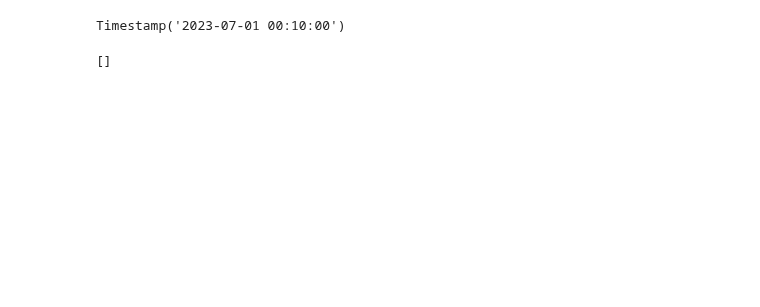
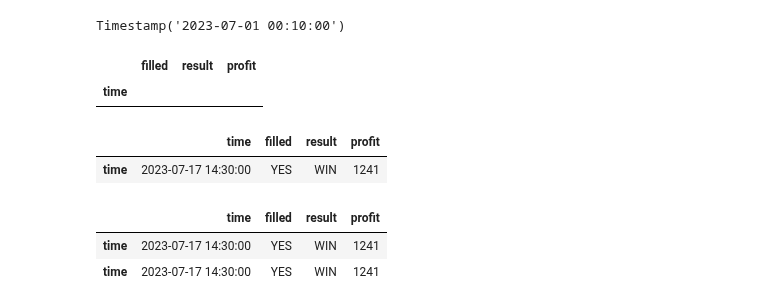
Before and after one commit to eduardogv/backtesting, a Jupyter notebook: FVG.ipynb, the cells around one changed output. Saved outputs shown, nothing was run; the diff lists cells and outputs as text; code cells hidden in the pictures; blank space fills up the shorter version.

```diff
--- a/FVG.ipynb
+++ b/FVG.ipynb
@@ -358,7 +409,36 @@ El precio alcanzó el TAKE PROFIT en 2023-07-28 14:10:00
 data_cleaned.index[0] + pd.Timedelta(minutes=10)
 # %% [output]
 Timestamp('2023-07-01 00:10:00')
-# %%
-entries
-# %% [output]
-[]
+# %%
+entries = pd.DataFrame(columns=['time', 'filled','result', 'profit'])
+entries = entries.set_index('time')
+entries
+# %% [output]
+|  | filled | result | profit |
+| time |  |  |  |
+# %%
+df2 = pd.DataFrame({"time": ["2023-07-17 14:30:00"],
+"filled": ["YES"],
+"result": ["WIN"],
+"profit": [1241]},
+index=["time"])
+#pd.concat([entries, df2])
+# Si funciona
+# %%
+df2
+# %% [output]
+|  | time | filled | result | profit |
+| time | 2023-07-17 14:30:00 | YES | WIN | 1241 |
+# %%
+df3 = pd.DataFrame({"time": ["2023-07-17 14:30:00"],
+"filled": ["YES"],
+"result": ["WIN"],
+"profit": [1241]},
+index=["time"])
+df4 = pd.concat([df2, df3])
+# %%
+df4
+# %% [output]
+|  | time | filled | result | profit |
+| time | 2023-07-17 14:30:00 | YES | WIN | 1241 |
+| time | 2023-07-17 14:30:00 | YES | WIN | 1241 |
```
Also changed, not shown: parts of 4 cells of this notebook.
